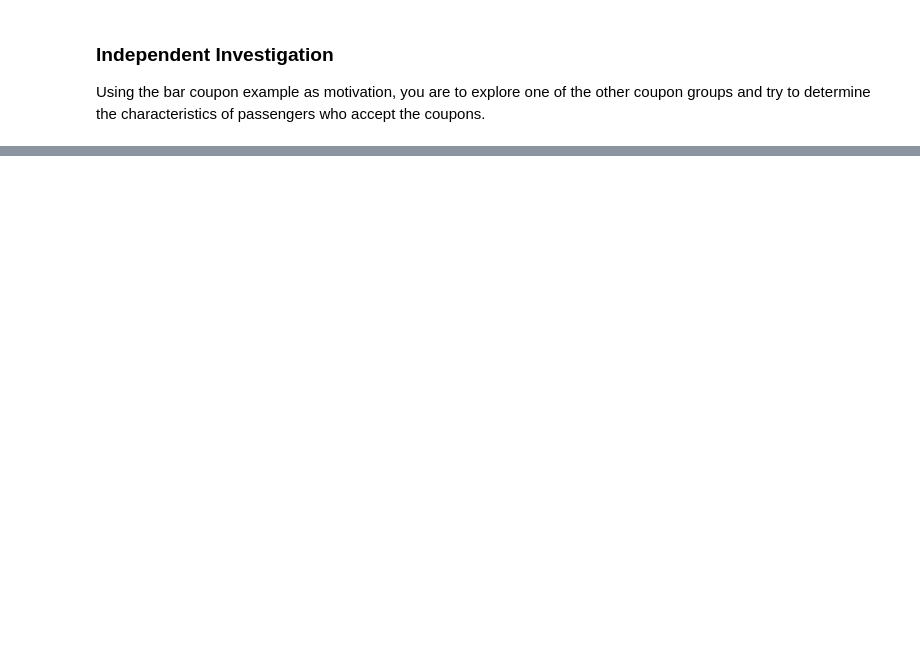
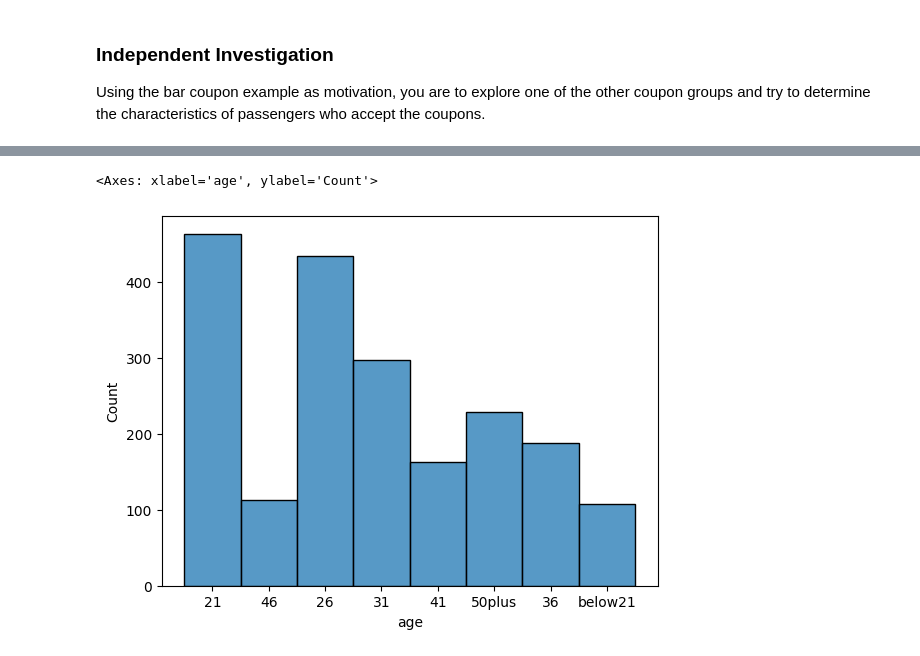
Before and after one commit to ygbgames/study-pa1, a Jupyter notebook: prompt.ipynb, the cells around one changed output, grey strips where cells are left out. Drawn from its saved outputs; the diff is of its cells as text; code cells hidden in the pictures; blank space fills up the shorter version.

```diff
--- a/prompt.ipynb
+++ b/prompt.ipynb
@@ -233,3 +234,8 @@ Drivers with age below 30 are the most potential to accept the bar coupons
 ### Independent Investigation
 
 Using the bar coupon example as motivation, you are to explore one of the other coupon groups and try to determine the characteristics of passengers who accept the coupons.
+# %%
+## Drivers who accepted the coffehouse coupons and goes to coffee house
+coffehouse_coupons = data.query('coupon == "Coffee House"')
+coffehouse_coupons_accepted = coffehouse_coupons.query('Accepted == 1')
+coffehouse_coupons_accepted.head()
@@ -235,0 +250,5 @@ Using the bar coupon example as motivation, you are to explore one of the other
+# %%
+sns.histplot(data=coffehouse_coupons_accepted, x='age')
+# %% [output]
+<Axes: xlabel='age', ylabel='Count'>
+[figure, added]
```
Also changed, not shown: parts of 7 cells of this notebook.
